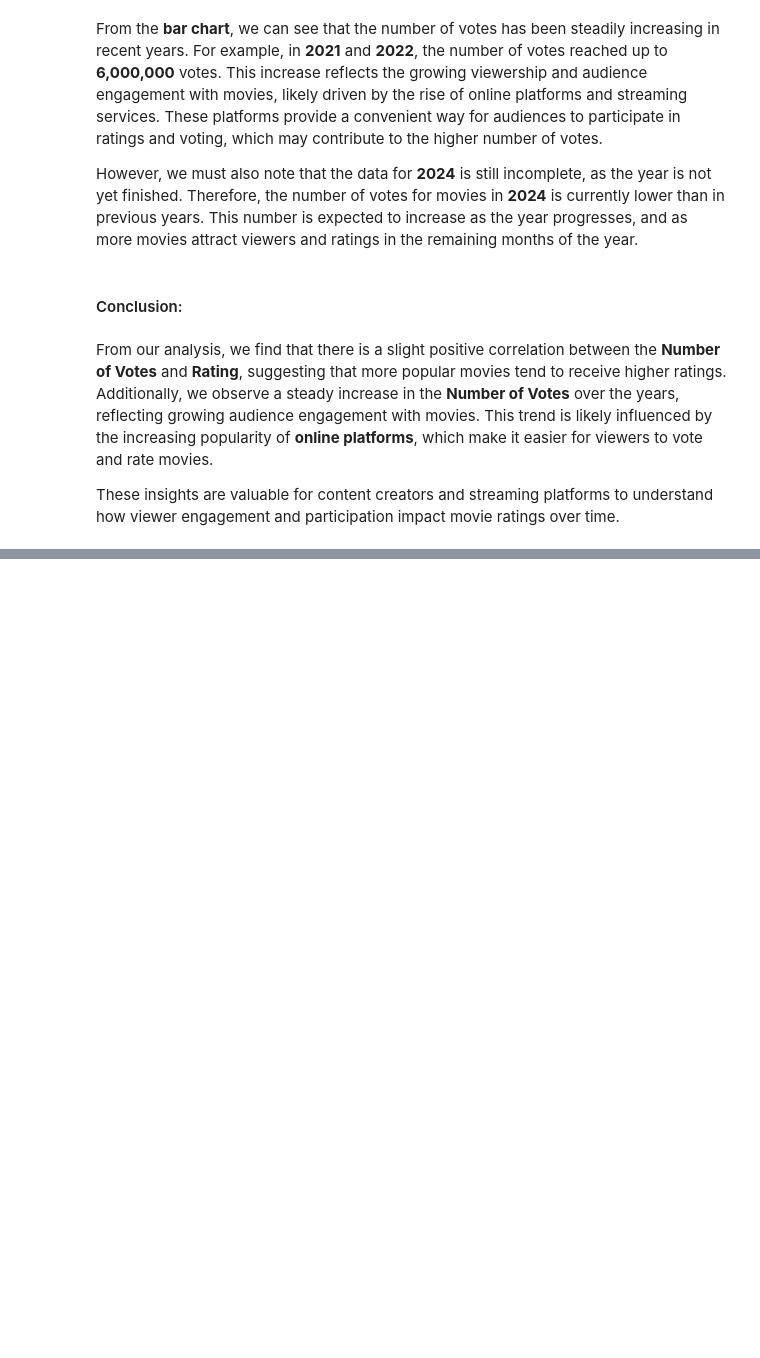
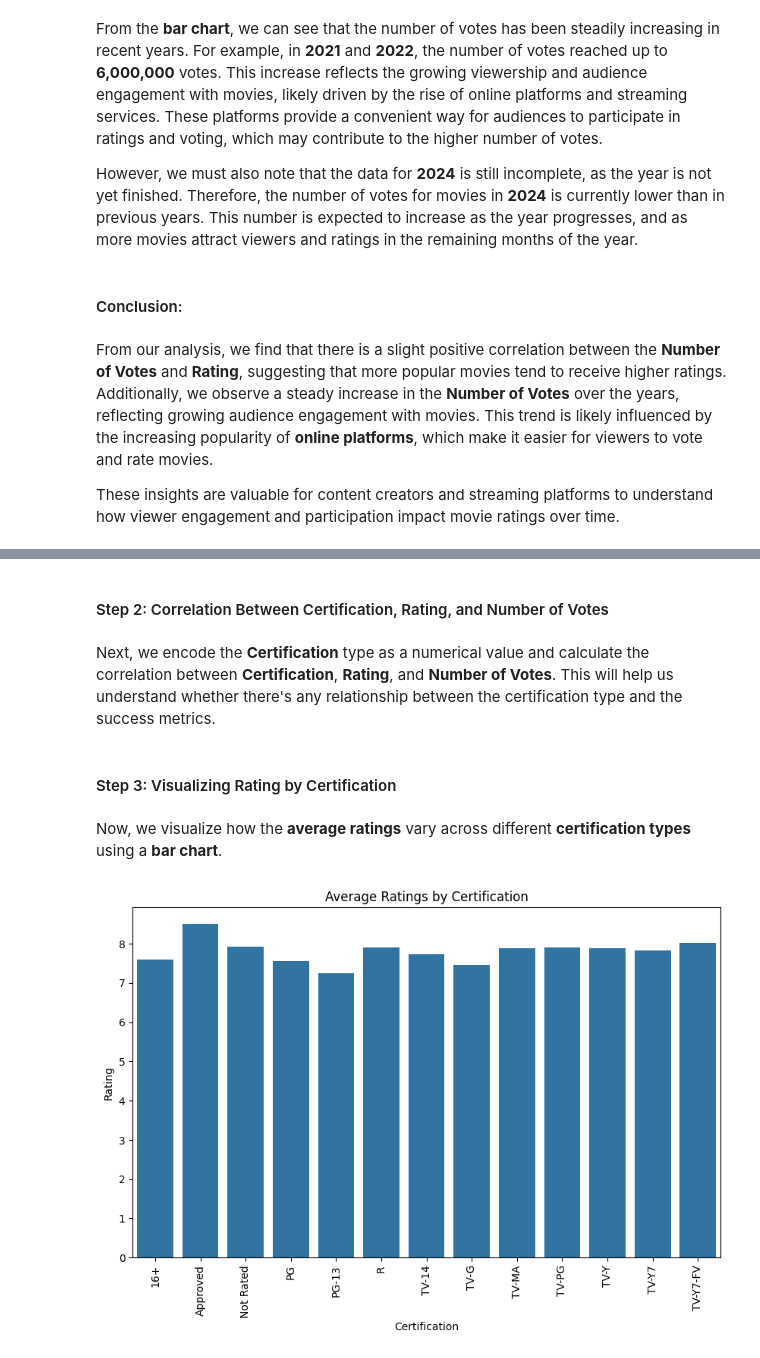
Before and after one commit to Snag69/Data-Science, a Jupyter notebook: answer-question.ipynb, the cells around one changed output, grey strips where cells are left out. Cells and saved outputs as stored; diff of their text form; code cells hidden in the pictures; blank space fills up the shorter version.

```diff
--- a/answer-question.ipynb
+++ b/answer-question.ipynb
@@ -314,0 +323,25 @@ These insights are valuable for content creators and streaming platforms to unde
+# %%
+# Group by Certification and calculate mean Rating and Number of Votes
+certification_stats = df.groupby('Certification').agg({'Rating': 'mean', 'Number of Votes': 'mean'}).reset_index()
+# %% [markdown]
+#### Step 2: Correlation Between Certification, Rating, and Number of Votes
+# %% [markdown]
+Next, we encode the **Certification** type as a numerical value and calculate the correlation between **Certification**, **Rating**, and **Number of Votes**. This will help us understand whether there's any relationship between the certification type and the success metrics.
+# %%
+# Correlation between Certification, Rating, and Number of Votes
+certification_stats['Certification'] = certification_stats['Certification'].astype('category')
+certification_stats['Certification_codes'] = certification_stats['Certification'].cat.codes  # For numerical correlation
+correlation = certification_stats[['Certification_codes', 'Rating', 'Number of Votes']].corr()
+# %% [markdown]
+#### Step 3: Visualizing Rating by Certification
+# %% [markdown]
+Now, we visualize how the **average ratings** vary across different **certification types** using a **bar chart**.
+# %%
+# Plotting Rating by Certification
+plt.figure(figsize=(10, 6))
+sns.barplot(x='Certification', y='Rating', data=certification_stats)
+plt.title('Average Ratings by Certification')
+plt.xticks(rotation=90)
+plt.show()
+# %% [output]
+[figure, added]
```
Also changed, not shown: parts of 14 cells of this notebook.
